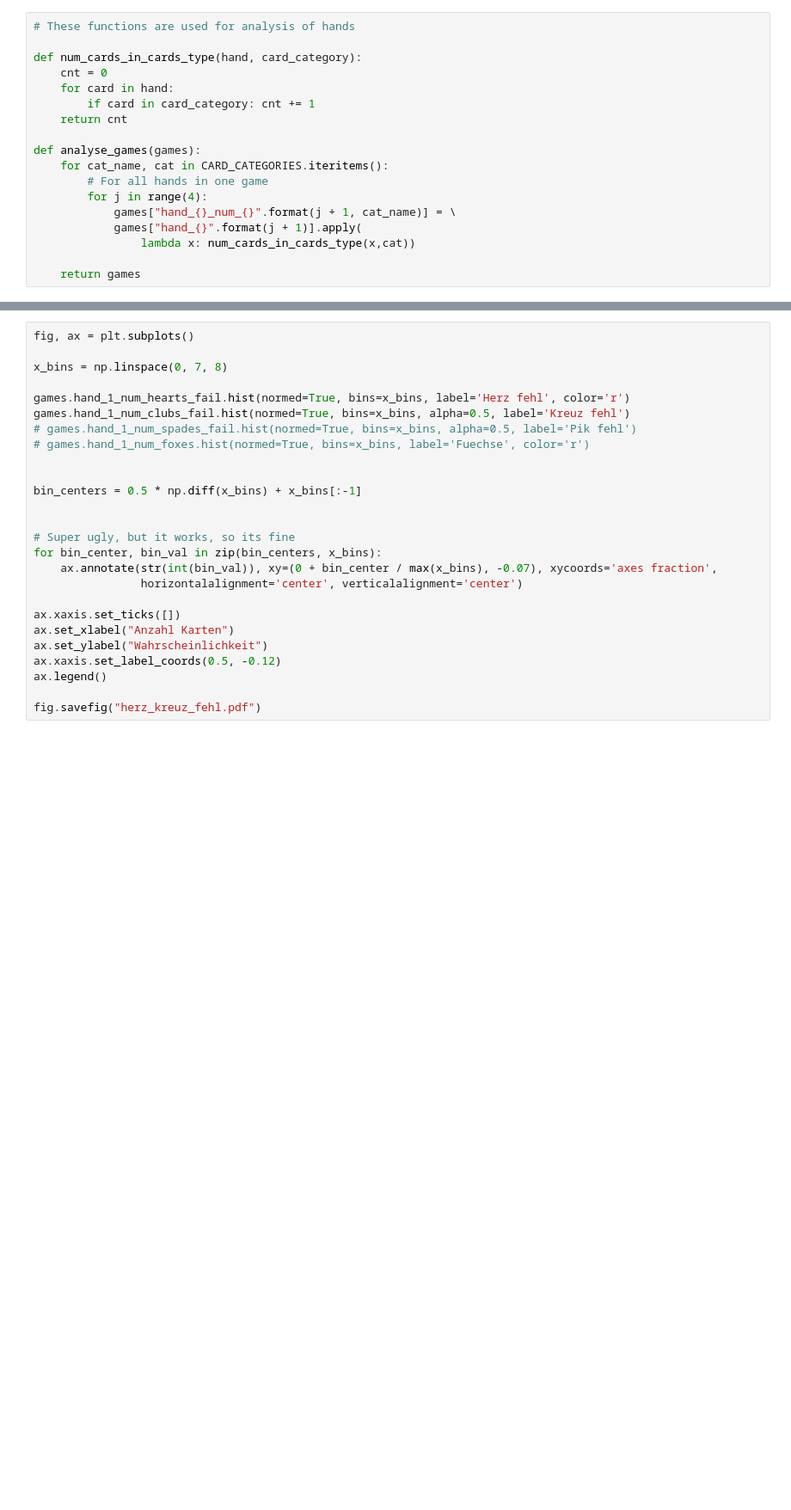
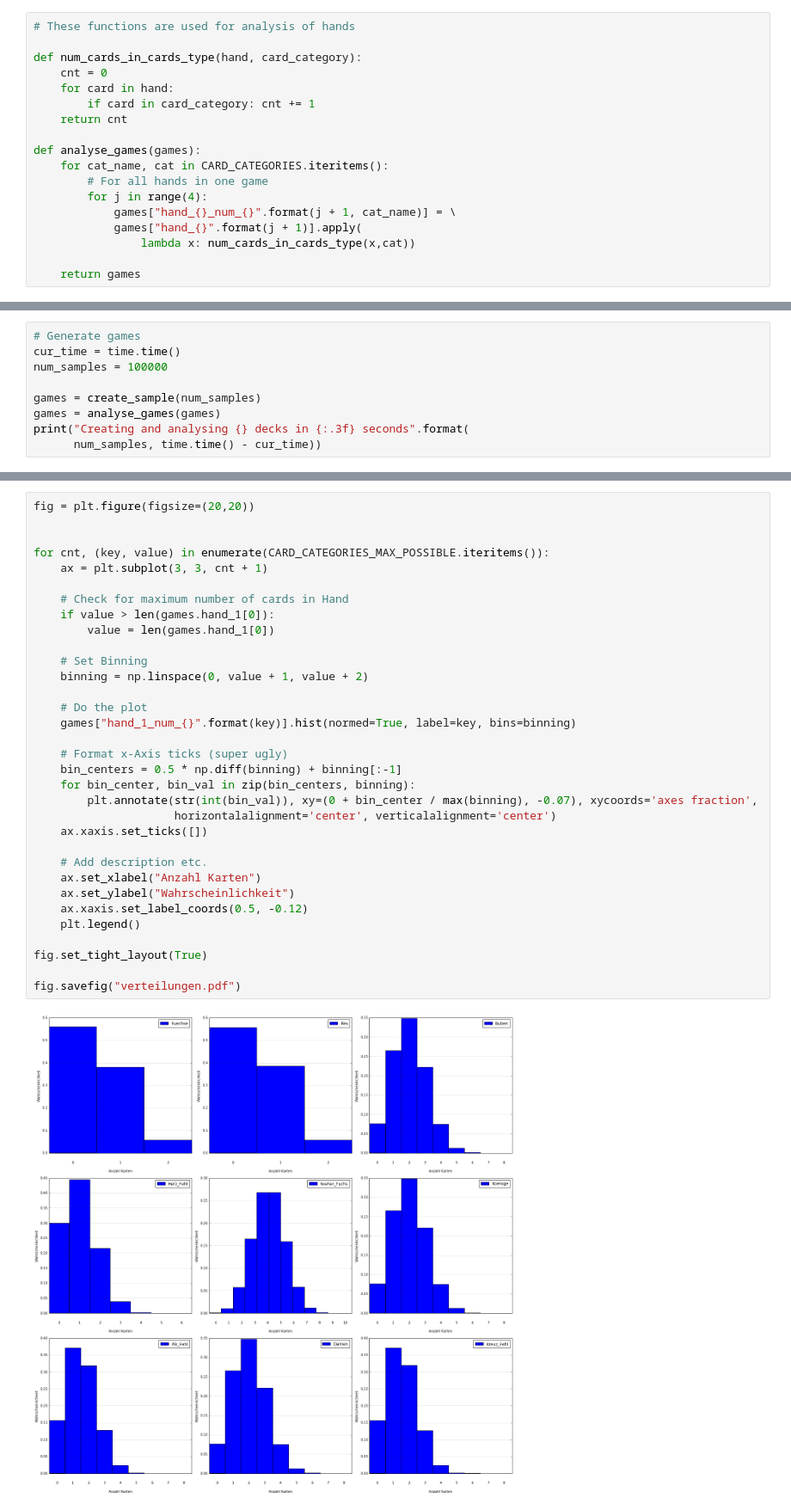
Before and after one commit to Kecksdose/DoKo_Simulator, a Jupyter notebook: DoKoSimulator.ipynb, the cells around one changed output, grey strips where cells are left out. Shown at 86% size. Cells and saved outputs as stored; diff of their text form; blank space fills up the shorter version.

Commit message:
added more analysis

```diff
--- a/DoKoSimulator.ipynb
+++ b/DoKoSimulator.ipynb
@@ -152,0 +149,9 @@ games = analyse_games(games)
+# %%
+# Generate games
+cur_time = time.time()
+num_samples = 100000
+
+games = create_sample(num_samples)
+games = analyse_games(games)
+print("Creating and analysing {} decks in {:.3f} seconds".format(
+      num_samples, time.time() - cur_time))
@@ -153,26 +160,35 @@ games = analyse_games(games)
 # %%
-fig, ax = plt.subplots()
-
-x_bins = np.linspace(0, 7, 8)
-
-games.hand_1_num_hearts_fail.hist(normed=True, bins=x_bins, label='Herz fehl', color='r')
-games.hand_1_num_clubs_fail.hist(normed=True, bins=x_bins, alpha=0.5, label='Kreuz fehl')
-# games.hand_1_num_spades_fail.hist(normed=True, bins=x_bins, alpha=0.5, label='Pik fehl')
-# games.hand_1_num_foxes.hist(normed=True, bins=x_bins, label='Fuechse', color='r')
+fig = plt.figure(figsize=(20,20))
 
 
-bin_centers = 0.5 * np.diff(x_bins) + x_bins[:-1]
+for cnt, (key, value) in enumerate(CARD_CATEGORIES_MAX_POSSIBLE.iteritems()):
+    ax = plt.subplot(3, 3, cnt + 1)
 
+    # Check for maximum number of cards in Hand
+    if value > len(games.hand_1[0]):
+        value = len(games.hand_1[0])
 
-# Super ugly, but it works, so its fine
-for bin_center, bin_val in zip(bin_centers, x_bins):
-    ax.annotate(str(int(bin_val)), xy=(0 + bin_center / max(x_bins), -0.07), xycoords='axes fraction',
-                horizontalalignment='center', verticalalignment='center')
+    # Set Binning
+    binning = np.linspace(0, value + 1, value + 2)
 
-ax.xaxis.set_ticks([])
-ax.set_xlabel("Anzahl Karten")
-ax.set_ylabel("Wahrscheinlichkeit")
-ax.xaxis.set_label_coords(0.5, -0.12)
-ax.legend()
+    # Do the plot
+    games["hand_1_num_{}".format(key)].hist(normed=True, label=key, bins=binning)
 
-fig.savefig("herz_kreuz_fehl.pdf")
+    # Format x-Axis ticks (super ugly)
+    bin_centers = 0.5 * np.diff(binning) + binning[:-1]
+    for bin_center, bin_val in zip(bin_centers, binning):
+        plt.annotate(str(int(bin_val)), xy=(0 + bin_center / max(binning), -0.07), xycoords='axes fraction',
+                     horizontalalignment='center', verticalalignment='center')
+    ax.xaxis.set_ticks([])
+
+    # Add description etc.
+    ax.set_xlabel("Anzahl Karten")
+    ax.set_ylabel("Wahrscheinlichkeit")
+    ax.xaxis.set_label_coords(0.5, -0.12)
+    plt.legend()
+
+fig.set_tight_layout(True)
+
+fig.savefig("verteilungen.pdf")
+# %% [output]
+[figure, added]
```
Also changed, not shown: parts of 5 cells of this notebook.
